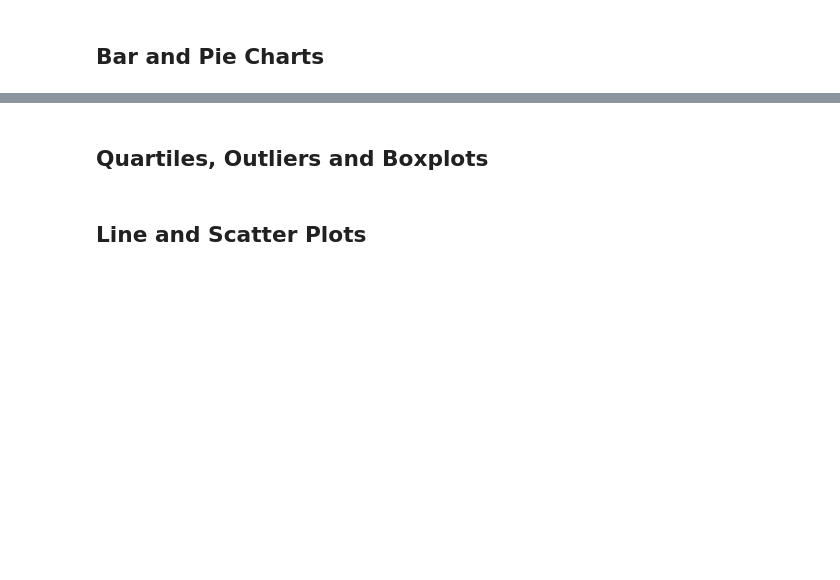
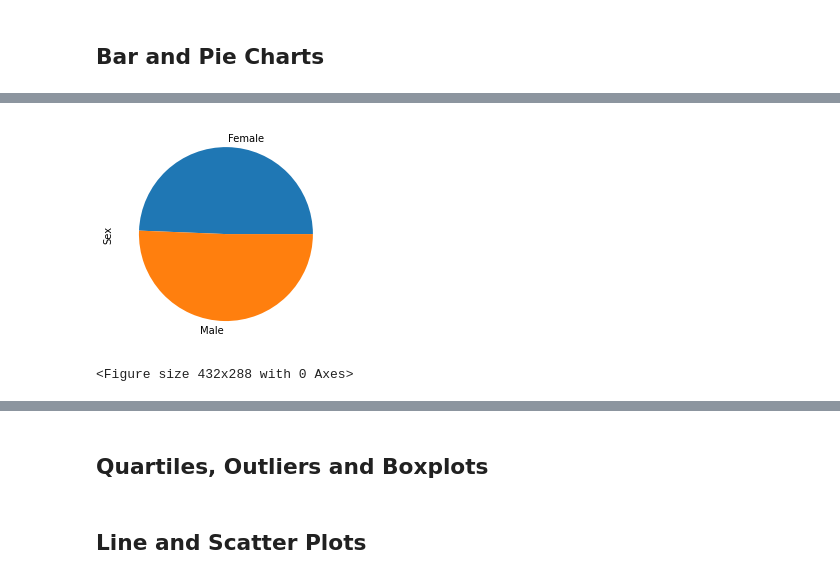
Before and after one commit to reginesgit/matplotlib-challenge, a Jupyter notebook: Pymaceuticals/pymaceuticals_starter.ipynb, the cells around one changed output, grey strips where cells are left out. Cells and saved outputs as stored; diff of their text form; code cells hidden in the pictures; blank space fills up the shorter version.

```diff
--- a/Pymaceuticals/pymaceuticals_starter.ipynb
+++ b/Pymaceuticals/pymaceuticals_starter.ipynb
@@ -78,2 +142,10 @@ regimen_group = mice_study_cleaned_df.groupby('Drug Regimen')
 # %%
 # Generate a pie plot showing the distribution of female versus male mice using pandas
+gender_groups = mice_study_cleaned_df.groupby('Sex')
+count_genders = gender_groups['Sex'].count()
+gender_chart = count_genders.plot(kind='pie')
+plt.show()
+plt.tight_layout()
+# %% [output]
+[figure, added]
+<Figure size 432x288 with 0 Axes>
```
Also changed, not shown: parts of 10 cells of this notebook.
